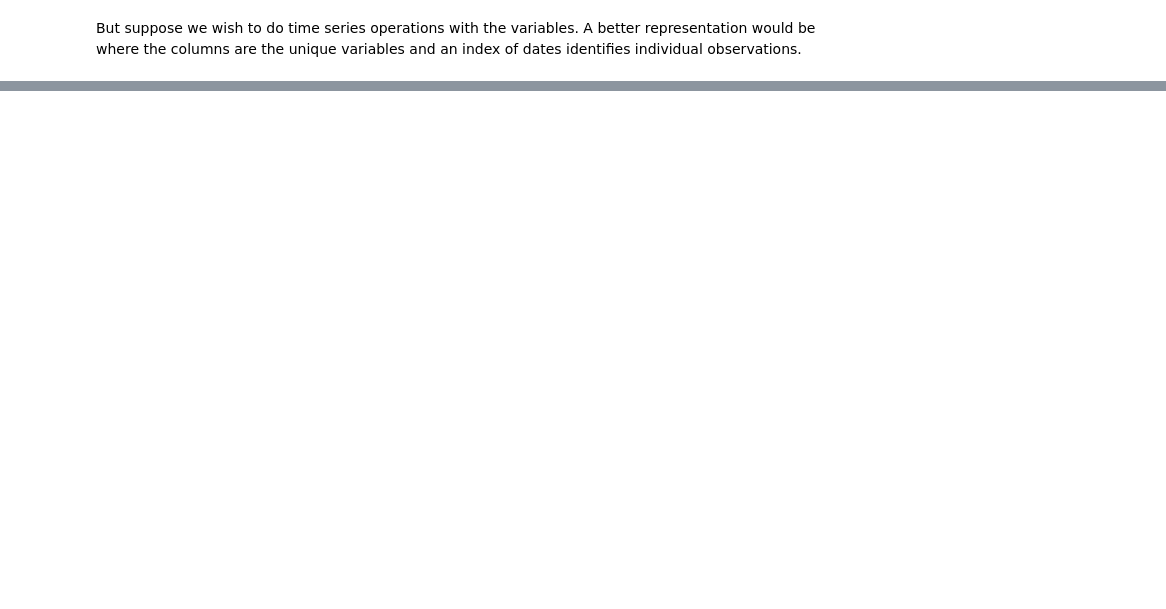
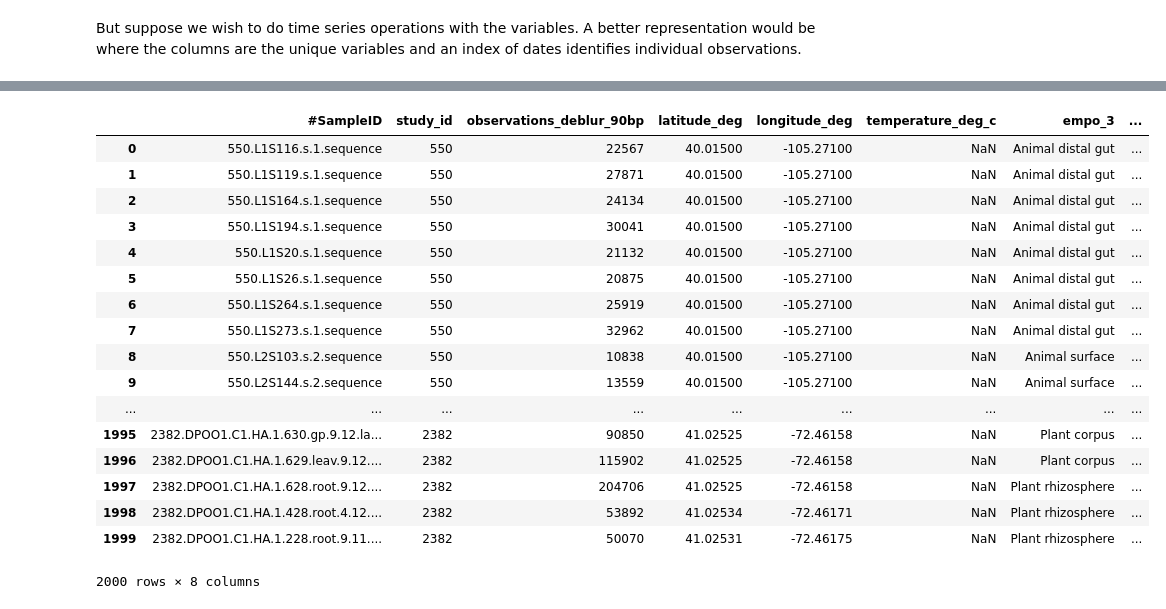
Before and after one commit to cuttlefishh/python-for-data-analysis, a Jupyter notebook: lessons/lesson16.ipynb, the cells around one changed output, grey strips where cells are left out. Drawn from its saved outputs; the diff is of its cells as text; code cells hidden in the pictures; blank space fills up the shorter version.

```diff
--- a/lessons/lesson16.ipynb
+++ b/lessons/lesson16.ipynb
@@ -333,0 +375,21 @@ plt.xticks(rotation=-45)
+# %%
+df
+# %% [output]
+|  | #SampleID | study_id | observations_deblur_90bp | latitude_deg | longitude_deg | temperature_deg_c | empo_3 | ... |
+| 0 | 550.L1S116.s.1.sequence | 550 | 22567 | 40.01500 | -105.27100 | NaN | Animal distal gut | ... |
+| 1 | 550.L1S119.s.1.sequence | 550 | 27871 | 40.01500 | -105.27100 | NaN | Animal distal gut | ... |
+| 2 | 550.L1S164.s.1.sequence | 550 | 24134 | 40.01500 | -105.27100 | NaN | Animal distal gut | ... |
+| 3 | 550.L1S194.s.1.sequence | 550 | 30041 | 40.01500 | -105.27100 | NaN | Animal distal gut | ... |
+| 4 | 550.L1S20.s.1.sequence | 550 | 21132 | 40.01500 | -105.27100 | NaN | Animal distal gut | ... |
+| 5 | 550.L1S26.s.1.sequence | 550 | 20875 | 40.01500 | -105.27100 | NaN | Animal distal gut | ... |
+| 6 | 550.L1S264.s.1.sequence | 550 | 25919 | 40.01500 | -105.27100 | NaN | Animal distal gut | ... |
+| 7 | 550.L1S273.s.1.sequence | 550 | 32962 | 40.01500 | -105.27100 | NaN | Animal distal gut | ... |
+| 8 | 550.L2S103.s.2.sequence | 550 | 10838 | 40.01500 | -105.27100 | NaN | Animal surface | ... |
+| 9 | 550.L2S144.s.2.sequence | 550 | 13559 | 40.01500 | -105.27100 | NaN | Animal surface | ... |
+| ... | ... | ... | ... | ... | ... | ... | ... | ... |
+| 1995 | 2382.DPOO1.C1.HA.1.630.gp.9.12.la... | 2382 | 90850 | 41.02525 | -72.46158 | NaN | Plant corpus | ... |
+| 1996 | 2382.DPOO1.C1.HA.1.629.leav.9.12.... | 2382 | 115902 | 41.02525 | -72.46158 | NaN | Plant corpus | ... |
+| 1997 | 2382.DPOO1.C1.HA.1.628.root.9.12.... | 2382 | 204706 | 41.02525 | -72.46158 | NaN | Plant rhizosphere | ... |
+| 1998 | 2382.DPOO1.C1.HA.1.428.root.4.12.... | 2382 | 53892 | 41.02534 | -72.46171 | NaN | Plant rhizosphere | ... |
+| 1999 | 2382.DPOO1.C1.HA.1.228.root.9.11.... | 2382 | 50070 | 41.02531 | -72.46175 | NaN | Plant rhizosphere | ... |
+2000 rows × 8 columns
```
Also changed, not shown: parts of 42 cells of this notebook, 1 other file.
